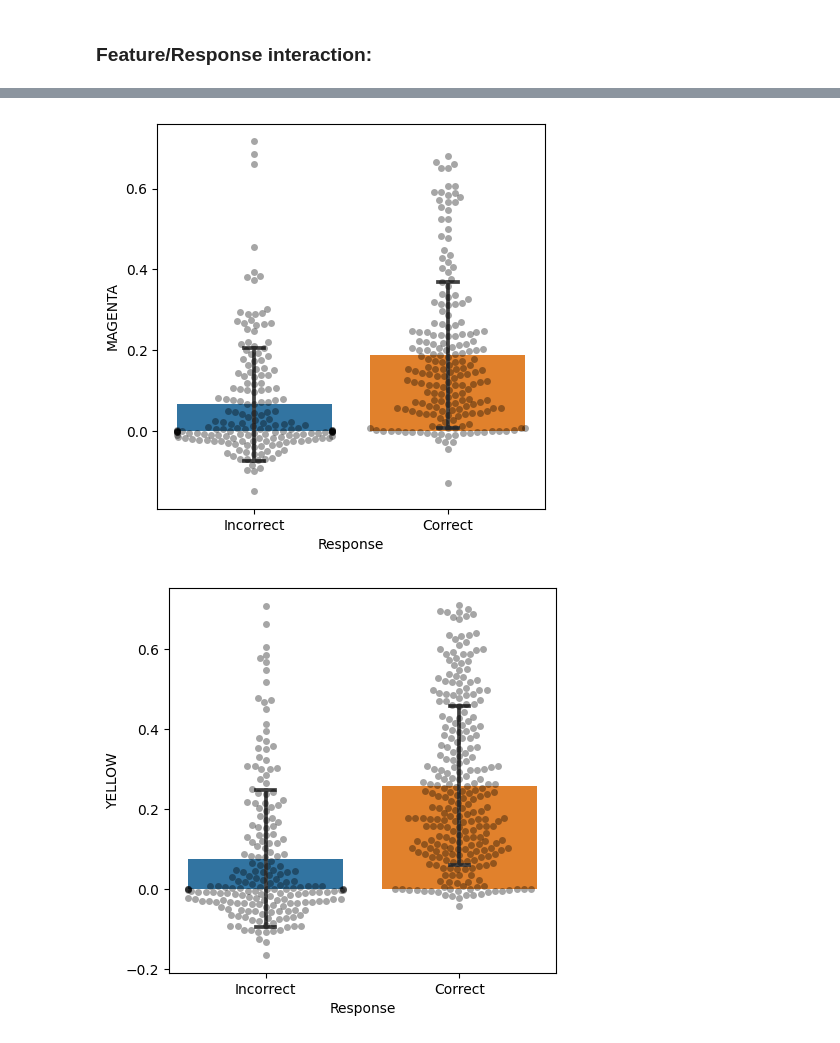
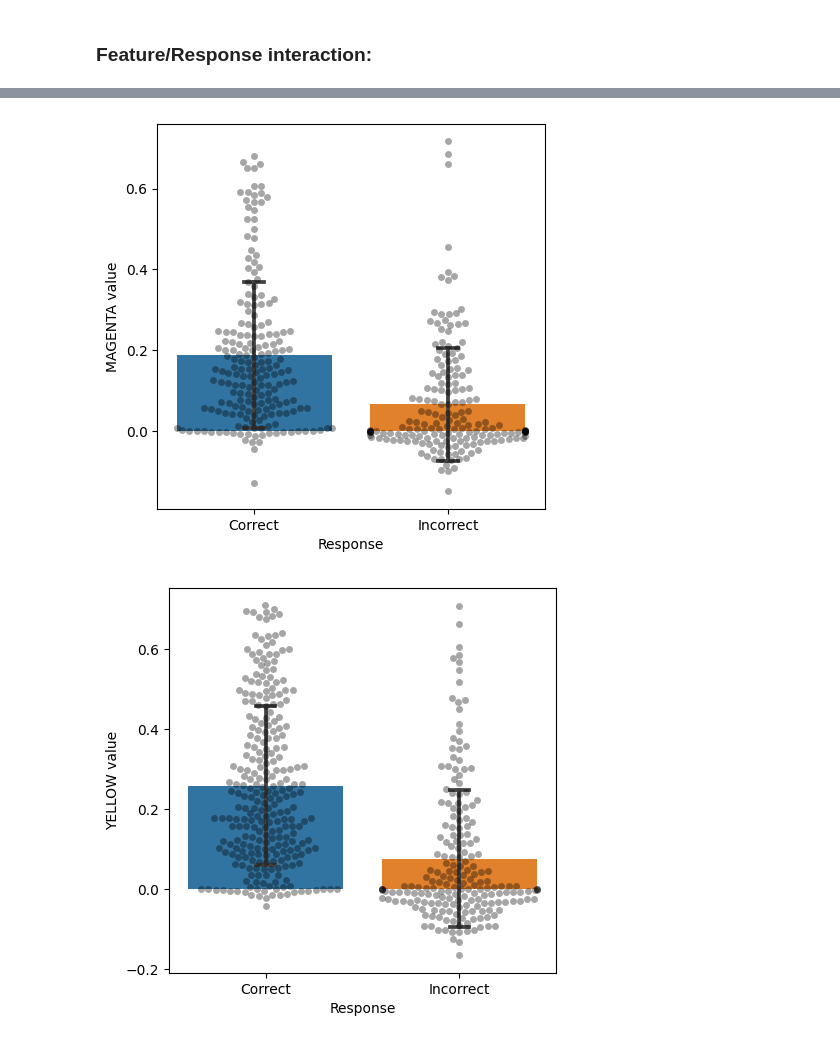
Before and after one commit to pqz317/wcst_decode, a Jupyter notebook: notebooks/20240411_investigate_colinearity_in_encoding.ipynb, the cells around one changed output, grey strips where cells are left out. Drawn from its saved outputs; the diff is of its cells as text; code cells hidden in the pictures.

```diff
--- a/notebooks/20240411_investigate_colinearity_in_encoding.ipynb
+++ b/notebooks/20240411_investigate_colinearity_in_encoding.ipynb
@@ -50,7 +50,8 @@ beh = pd.read_csv(behavior_path)
 valid_beh = behavioral_utils.get_valid_trials(beh)
 feature_selections = behavioral_utils.get_selection_features(valid_beh)
 valid_beh_merged = pd.merge(valid_beh, feature_selections, on="TrialNumber", how="inner")
-value_beh = behavioral_utils.get_feature_values_per_session(session, valid_beh_merged)
+rpe_beh = behavioral_utils.get_rpe_groups_per_session(session, valid_beh_merged)
+value_beh = behavioral_utils.get_feature_values_per_session(session, rpe_beh)
 value_beh["TrialIdx"] = np.arange(len(value_beh))
 # %% [markdown]
 ### Feature/Response interaction:
@@ -61,7 +62,9 @@ for feature in FEATURES:
     # cor_vals = beh[beh.Response == "Correct"][feature]
     # inc_vals = beh[beh.Response == "Incorrect"][feature]
     fig, ax = plt.subplots(figsize=(5, 5))
+    beh = beh.sort_values(by="Response")
     sns.barplot(data=beh, x="Response", y=feature, capsize=.1, errorbar='sd', ax=ax)
     sns.swarmplot(data=beh, x="Response", y=feature, color="0", alpha=.35, ax=ax)
+    ax.set_ylabel(f"{feature} value")
     # visualization_utils.visualize_accuracy_bars([cor_vals, inc_vals], [f"{feature}Correct", f"{feature}Incorrect"], ax)
 # %% [output]
@@ -74,2 +77,2 @@ for feature in FEATURES:
-[figure, old version]
+[figure, new version]
-[figure, old version]
+[figure, new version]
```
Also changed, not shown: parts of 4 cells of this notebook, 2 other files.
